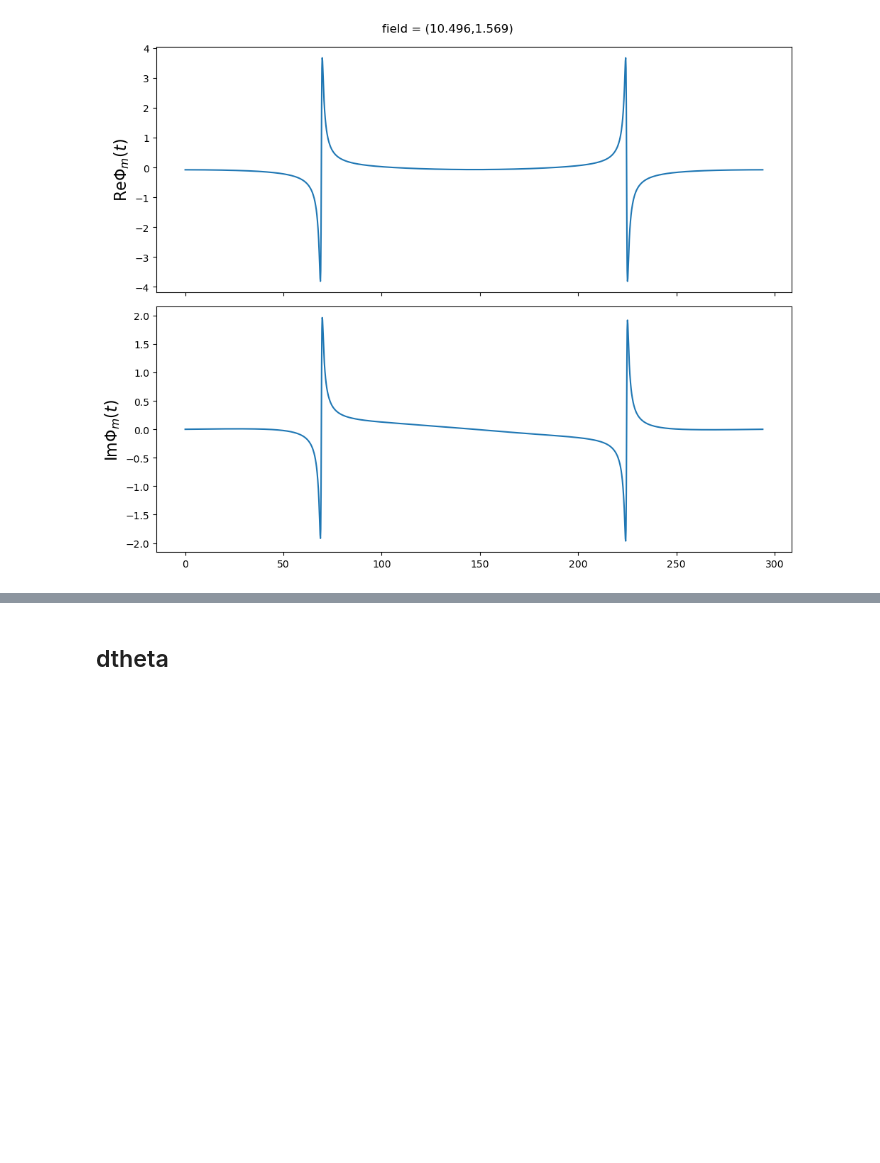
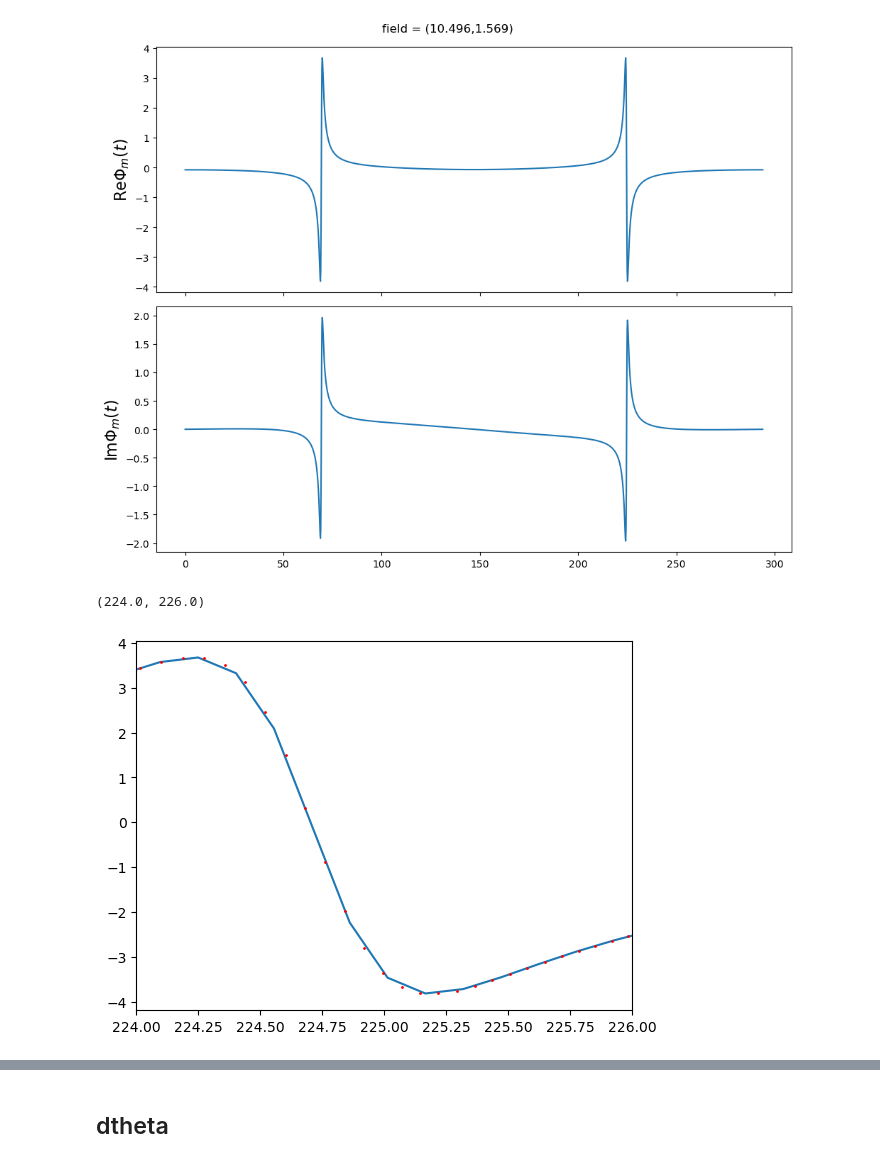
Before and after one commit to thompsonphys/inspectre, a Jupyter notebook: notebooks/visual_inspection.ipynb, the cells around one changed output, grey strips where cells are left out. Saved outputs shown, nothing was run; the diff lists cells and outputs as text; code cells hidden in the pictures; blank space fills up the shorter version.

```diff
--- a/notebooks/visual_inspection.ipynb
+++ b/notebooks/visual_inspection.ipynb
@@ -402,3 +433,16 @@ plt.tight_layout()
 plt.show()
 # %% [output]
 [figure]
+# %%
+t_test, field_test = n_dr_field_timeseries_dict[pt]["time"], n_dr_field_timeseries_dict[pt]["data"].real
+field_int = IUS(t_test, field_test)
+# %%
+plt.plot(t_test, field_test)
+# plt.scatter(t_test,field_test)
+# plt.plot(t_test, field_int(t_test))
+plt.scatter(t_list, field_int(t_list),s=1,c='r',zorder=5)
+# plt.ylim(0.8,1)
+plt.xlim(224,226)
+# %% [output]
+(224.0, 226.0)
+[figure, added]
```
Also changed, not shown: parts of 17 cells of this notebook, 5 other files.
